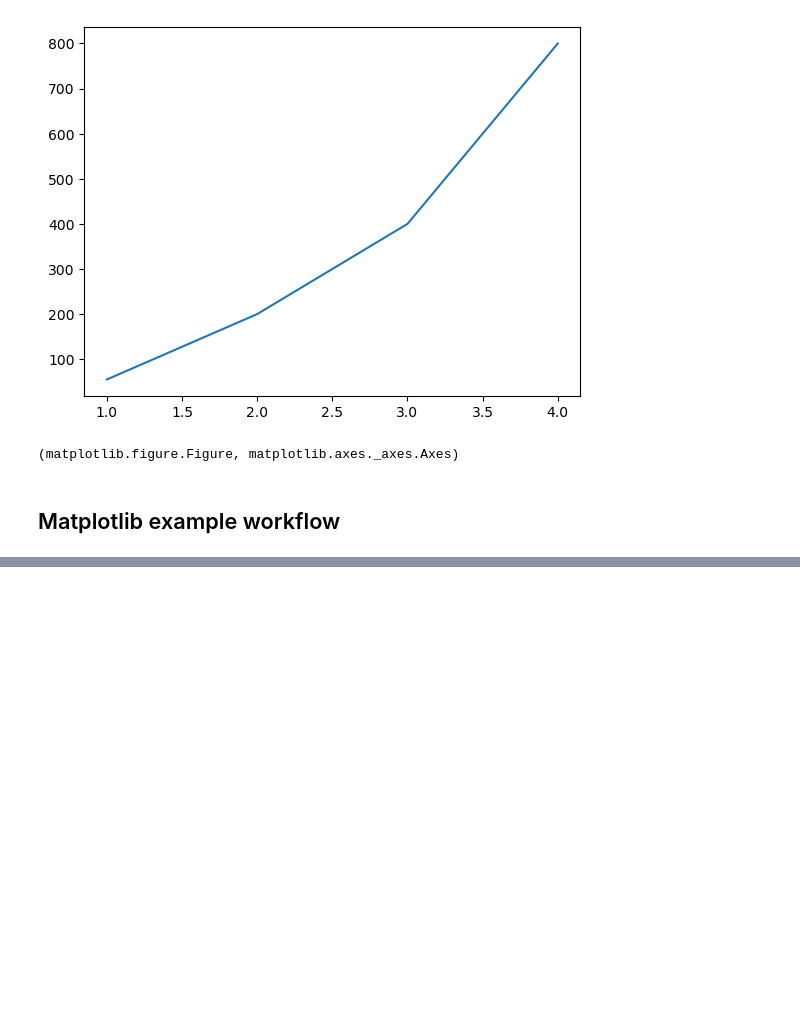
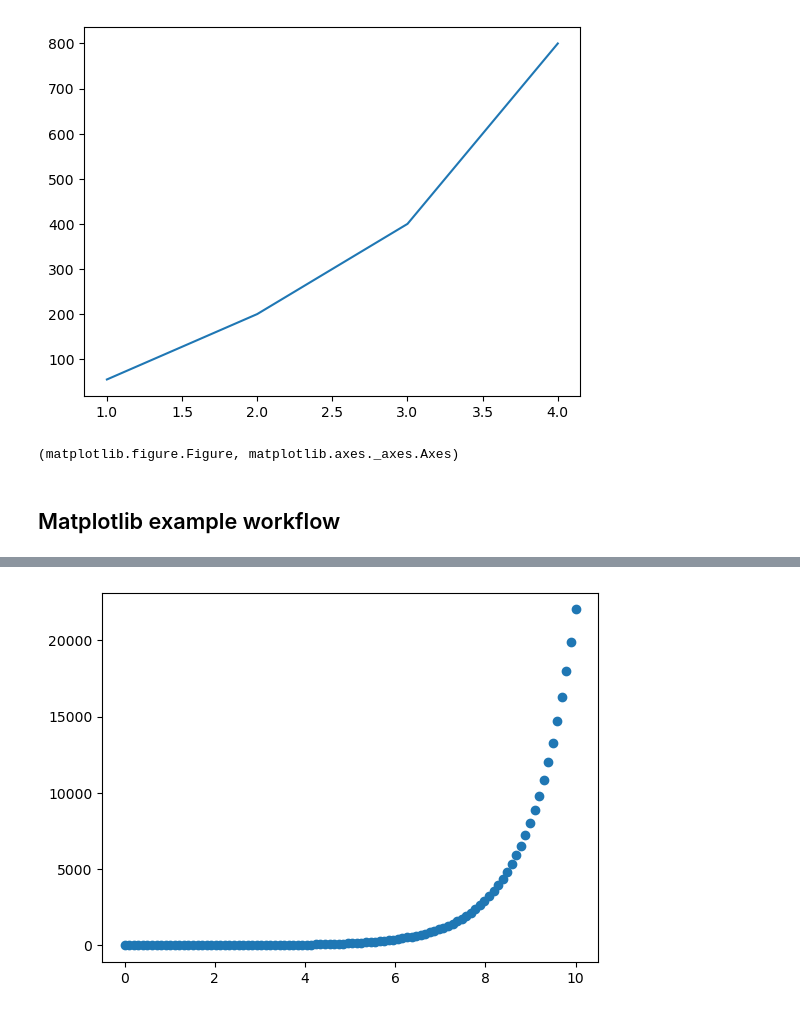
Before and after one commit to hamzazahidulislam/simple-ml, a Jupyter notebook: introduction-to-matplotlib.ipynb, the cells around one changed output, grey strips where cells are left out. Saved outputs shown, nothing was run; the diff lists cells and outputs as text; code cells hidden in the pictures; blank space fills up the shorter version.

```diff
--- a/introduction-to-matplotlib.ipynb
+++ b/introduction-to-matplotlib.ipynb
@@ -121,0 +170,7 @@ fig.savefig("./images/simple-plot.png")
+# %%
+# Create a scatter plot
+fig, ax = plt.subplots()
+ax.scatter(x, np.exp(x));
+plt.show()
+# %% [output]
+[figure, added]
```
Also changed, not shown: parts of 12 cells of this notebook.
